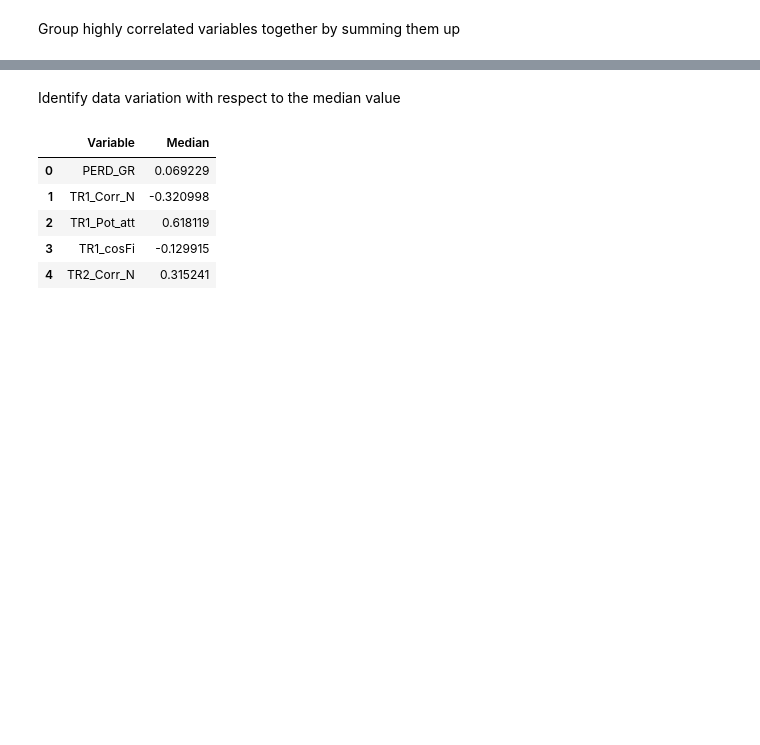
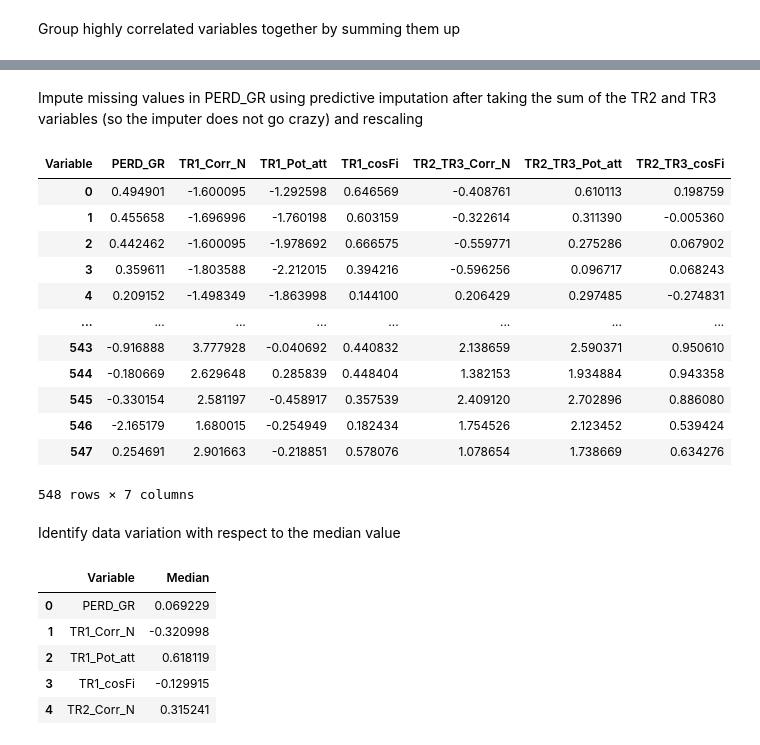
Before and after one commit to Matt17BR/ml4ds2324_cluster_analysis, a Jupyter notebook: scripts/exploratory_data_analysis.ipynb, the cells around one changed output, grey strips where cells are left out. Cells and saved outputs as stored; diff of their text form; code cells hidden in the pictures; blank space fills up the shorter version.

Commit message:
Much much much improved imputation

```diff
--- a/scripts/exploratory_data_analysis.ipynb
+++ b/scripts/exploratory_data_analysis.ipynb
@@ -322,3 +294,38 @@ wide_standardized_noNA.head()
+# %% [markdown]
+Impute missing values in PERD_GR using predictive imputation after taking the sum of the TR2 and TR3 variables (so the imputer does not go crazy) and rescaling
+# %%
+from sklearn.experimental import enable_iterative_imputer
+from sklearn.impute import IterativeImputer
+
+imputation_df = wide_standardized_10vars.drop('Day', axis=1)
+
+imputation_df['TR2_TR3_Corr_N'] = imputation_df['TR2_Corr_N'] + imputation_df['TR3_Corr_N']
+imputation_df['TR2_TR3_Pot_att'] = imputation_df['TR2_Pot_att'] + imputation_df['TR3_Pot_att']
+imputation_df['TR2_TR3_cosFi'] = imputation_df['TR2_cosFi'] + imputation_df['TR3_cosFi']
+imputation_df.drop(['TR2_Corr_N','TR3_Corr_N','TR2_Pot_att','TR3_Pot_att','TR2_cosFi','TR3_cosFi'], axis=1, inplace=True)
+
+numeric_columns = imputation_df.select_dtypes(include=['float64', 'int64']).columns
+imputation_df_scaled = imputation_df
+imputation_df_scaled[numeric_columns] = scaler.fit_transform(imputation_df[numeric_columns])
+
+imputer = IterativeImputer(random_state=123)
+imputation_df_scaled[numeric_columns] = imputer.fit_transform(imputation_df_scaled[numeric_columns])
+
+imputation_df_scaled
+# %% [output]
+| Variable | PERD_GR | TR1_Corr_N | TR1_Pot_att | TR1_cosFi | TR2_TR3_Corr_N | TR2_TR3_Pot_att | TR2_TR3_cosFi |
+| 0 | 0.494901 | -1.600095 | -1.292598 | 0.646569 | -0.408761 | 0.610113 | 0.198759 |
+| 1 | 0.455658 | -1.696996 | -1.760198 | 0.603159 | -0.322614 | 0.311390 | -0.005360 |
+| 2 | 0.442462 | -1.600095 | -1.978692 | 0.666575 | -0.559771 | 0.275286 | 0.067902 |
+| 3 | 0.359611 | -1.803588 | -2.212015 | 0.394216 | -0.596256 | 0.096717 | 0.068243 |
+| 4 | 0.209152 | -1.498349 | -1.863998 | 0.144100 | 0.206429 | 0.297485 | -0.274831 |
+| ... | ... | ... | ... | ... | ... | ... | ... |
+| 543 | -0.916888 | 3.777928 | -0.040692 | 0.440832 | 2.138659 | 2.590371 | 0.950610 |
+| 544 | -0.180669 | 2.629648 | 0.285839 | 0.448404 | 1.382153 | 1.934884 | 0.943358 |
+| 545 | -0.330154 | 2.581197 | -0.458917 | 0.357539 | 2.409120 | 2.702896 | 0.886080 |
+| 546 | -2.165179 | 1.680015 | -0.254949 | 0.182434 | 1.754526 | 2.123452 | 0.539424 |
+| 547 | 0.254691 | 2.901663 | -0.218851 | 0.578076 | 1.078654 | 1.738669 | 0.634276 |
+548 rows × 7 columns
 # %% [markdown]
 Identify data variation with respect to the median value
 # %%
```
Also changed, not shown: parts of 3 cells of this notebook.
